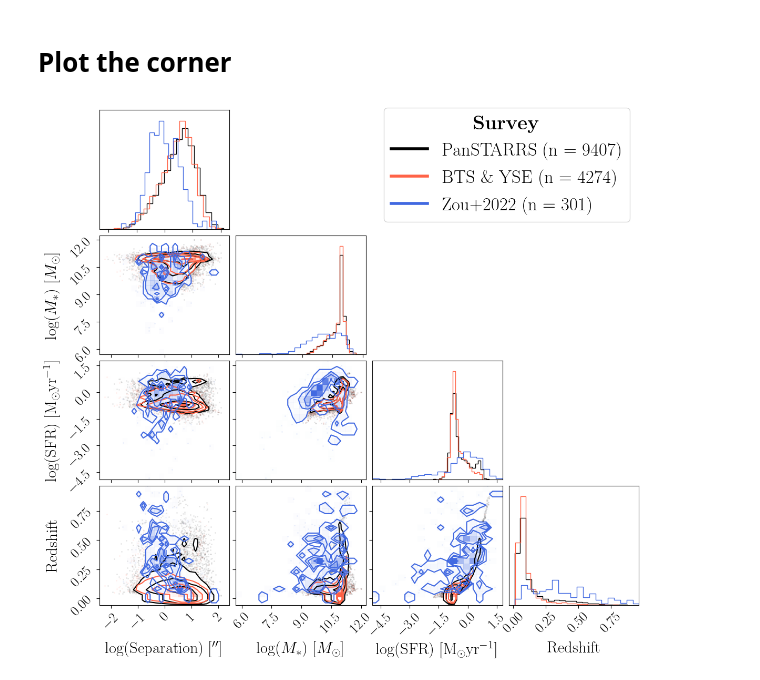
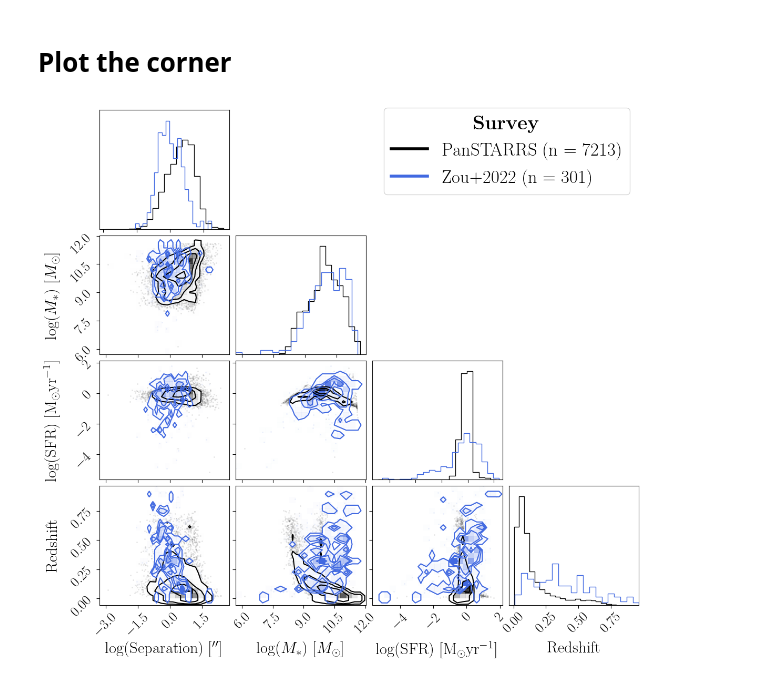
Before and after one commit to Adam-Boesky/astro_SPLASH, a Jupyter notebook: Paper/all_corner.ipynb, the cells around one changed output. Saved outputs shown, nothing was run; the diff lists cells and outputs as text; code cells hidden in the pictures.

```diff
--- a/Paper/all_corner.ipynb
+++ b/Paper/all_corner.ipynb
@@ -300,0 +319,5 @@ pstar_ang_sep = panstarr_df['angular_separation_arcsec'].to_numpy()
+# %%
+# Get the preprocessed pstar data
+panstarr_df = propocess_tab(panstarr_tab)
+panstarr_df['angular_separation_arcsec'] = get_angular_separation(panstarr_df['host_ra'], panstarr_df['host_dec'], panstarr_df['RA'], panstarr_df['DEC'], unit1='deg', unit2=(u.hourangle, 'deg'))
+panstarr_df
@@ -301,3 +349,11 @@ pstar_ang_sep = panstarr_df['angular_separation_arcsec'].to_numpy()
+# %%
+# Grab the relevant bands
+pstar_photo_mag = panstarr_df[['gKronMag', 'rKronMag', 'iKronMag', 'zKronMag',
+       'yKronMag']].to_numpy()
+pstar_photo_err_mag = panstarr_df[['gKronMagErr', 'rKronMagErr', 'iKronMagErr',
+       'zKronMagErr', 'yKronMagErr']].to_numpy()
+pstar_ang_sep = panstarr_df['angular_separation_arcsec'].to_numpy()
+pstar_redshifts = panstarr_df['host_redshift'].to_numpy()
 # %%
 # Convert the data from mags to flux
 pstar_photo = ab_mag_to_flux(pstar_photo_mag)
@@ -317,38 +373,40 @@ pstar_photo = np.log10(pstar_photo)
 pstar_photo_norm, pstar_photo_mean, pstar_photo_std, ptar_photo_err_norm = normalize_arr(pstar_photo, errors=pstar_photo_err, mean=photo_mean[:5], std=photo_std[:5])
 # %%
 # Get props
-pstar_props = pstar_pipeline.predict_host_properties(pstar_photo_norm, ptar_photo_err_norm, return_normalized=False, n_resamples=50)[0]
+pstar_props = pstar_pipeline.infer_host_properties(pstar_photo, redshift=pstar_redshifts, grizy_err=pstar_photo_err, return_normalized=False, n_resamples=50)[0]
 
 # Add the angular separation to the host props
-pstar_props = np.hstack((np.atleast_2d(pstar_ang_sep).reshape(-1,1), pstar_props))
+pstar_props = np.hstack((np.atleast_2d(pstar_ang_sep).reshape(-1, 1), pstar_props, pstar_redshifts.reshape(-1, 1)))
 # %% [markdown]
 # Plot the corner
 # %%
 pstar_props[:, 0] = np.log10(pstar_props[:, 0])
-bts_yse_props[:, 0] = np.log10(bts_yse_props[:, 0])
-zou_props[:, 0] = np.log10(zou_props[:, 0])
+# bts_yse_props[:, 0] = np.log10(bts_yse_props[:, 0])
+# zou_props[:, 0] = np.log10(zou_props[:, 0])
 # %%
-survey_cols = {'PanSTARRS': 'black', r'BTS \& YSE': 'tomato', 'Zou+2022': 'royalblue'}
+# survey_cols = {'PanSTARRS': 'black', r'BTS \& YSE': 'tomato', 'Zou+2022': 'royalblue'}
+# survey_arrs = [pstar_props, bts_yse_props, zou_props]
 label_kwargs = {'fontsize': 22, 'labelpad': -100}  # Adjust the labelpad as needed
-survey_arrs = [pstar_props, bts_yse_props, zou_props]
+survey_cols = {'PanSTARRS': 'black', 'Zou+2022': 'royalblue'}
+survey_arrs = [pstar_props, zou_props]
 
 numeric_columns = ['$\\log(\\rm{Separation})$ [$^{\\prime\\prime}$]', '$\\log(M_*) \\ [M_\\odot]$', '$\\log(\\rm{SFR}) \\ [M_\\odot \\rm{yr}^{-1}$]', 'Redshift']
 fig, axes = plt.subplots(4, 4, figsize=(12, 11))
 fig = corner(pstar_props, color=survey_cols[f'PanSTARRS'], hist_kwargs=dict(density=True), fig=fig, labels=numeric_columns, label_kwargs=label_kwargs)
-corner(bts_yse_props, fig=fig, color=survey_cols[f'BTS \& YSE'], hist_kwargs=dict(density=True))
+# corner(bts_yse_props, fig=fig, color=survey_cols[f'BTS \& YSE'], hist_kwargs=dict(density=True))
 corner(zou_props[zou_props[:, -1] < 1.0], fig=fig, color=survey_cols[f'Zou+2022'], hist_kwargs=dict(density=True), zorder=-10)
 legend_elements = [plt.Line2D([0], [0], color=col, lw=4, label=f'{survey_name} (n = {len(survey_arr)})') for (survey_name, col), survey_arr in zip(survey_cols.items(), survey_arrs)]
 
 for ax in fig.axes:
     ax.xaxis.labelpad = -50
     ax.yaxis.labelpad = -50
     ax.tick_params(axis='both', which='major', labelsize=19, length=4)
 
 plt.legend(handles=legend_elements, fontsize='25', bbox_to_anchor=(1, 4.245), frameon=True, title=r'\textbf{Survey}', title_fontsize='27', facecolor='white', loc='upper right')
 plt.savefig('Figures/all_survey_corner.pdf', bbox_inches='tight')
 plt.show()
 # %% [output]
-[figure, old version]
+[figure, new version]
 # %%
 zou_df.head()
 # %% [output]
```
Also changed, not shown: parts of 9 cells of this notebook, 41 other files.
